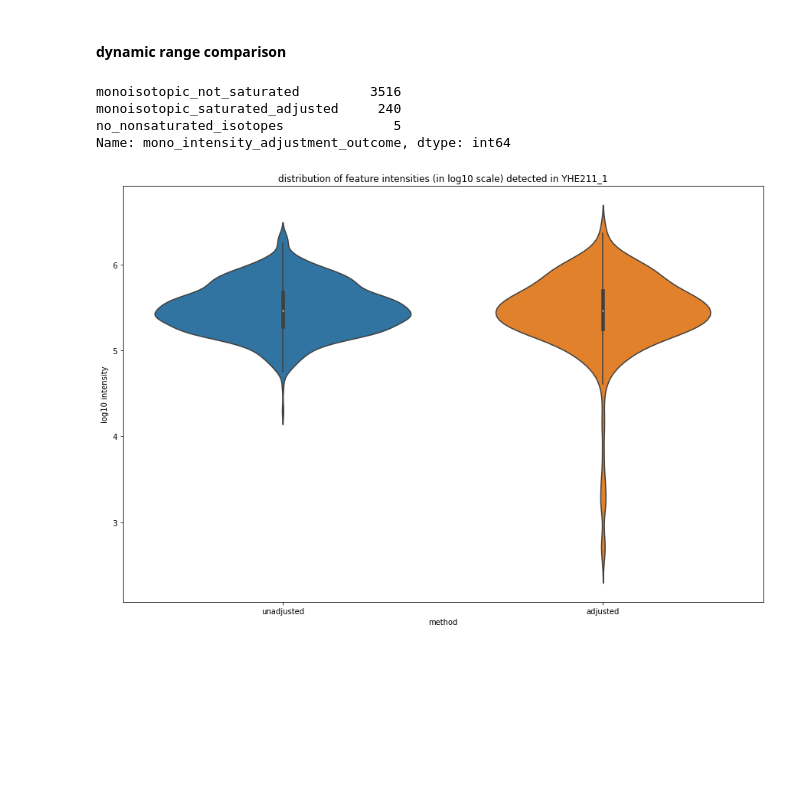
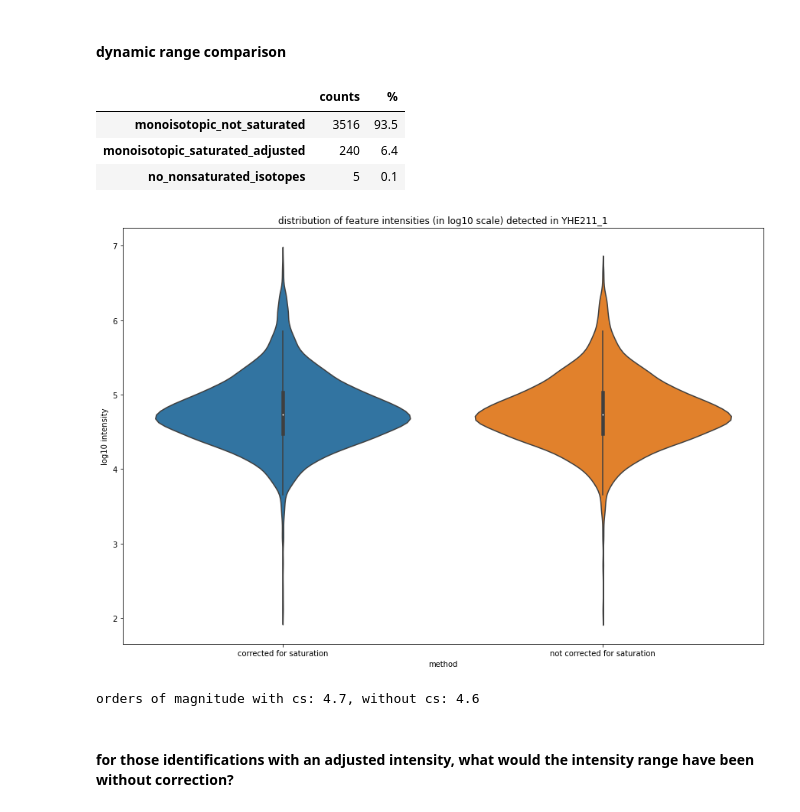
Before and after one commit to WEHI-Proteomics/tfde, a Jupyter notebook: notebooks/paper 2 - identifications with and without saturation correction.ipynb, the cells around one changed output. Drawn from its saved outputs; the diff is of its cells as text; code cells hidden in the pictures; blank space fills up the shorter version.

```diff
--- a/notebooks/paper 2 - identifications with and without saturation correction.ipynb
+++ b/notebooks/paper 2 - identifications with and without saturation correction.ipynb
@@ -79,9 +171,2 @@ plt.show()
 # %% [markdown]
 #### dynamic range comparison
-# %%
-identifications_with_cs_df.mono_intensity_adjustment_outcome.value_counts()
-# %% [output]
-monoisotopic_not_saturated         3516
-monoisotopic_saturated_adjusted     240
-no_nonsaturated_isotopes              5
-Name: mono_intensity_adjustment_outcome, dtype: int64
@@ -97,7 +173,34 @@ adjusted_features_df['intensity_log'] = np.log10(adjusted_features_df.intensity)
+# %%
+s1 = identifications_with_cs_df.mono_intensity_adjustment_outcome.value_counts(normalize=False).rename('counts', inplace=True)
+s2 = round(identifications_with_cs_df.mono_intensity_adjustment_outcome.value_counts(normalize=True)*100,1).rename('%', inplace=True)
+pd.concat([s1, s2], axis=1)
+# %% [output]
+|  | counts | % |
+| monoisotopic_not_saturated | 3516 | 93.5 |
+| monoisotopic_saturated_adjusted | 240 | 6.4 |
+| no_nonsaturated_isotopes | 5 | 0.1 |
+# %%
+identifications_with_cs_df = identifications_with_cs_df.copy()
+identifications_with_cs_df['intensity_log'] = np.log10(identifications_with_cs_df.feature_intensity)
+
+identifications_without_cs_df = identifications_without_cs_df.copy()
+identifications_without_cs_df['intensity_log'] = np.log10(identifications_without_cs_df.feature_intensity)
+
+identifications_with_cs_df['method'] = 'corrected for saturation'
+identifications_without_cs_df['method'] = 'not corrected for saturation'
+idents_df = pd.concat([identifications_with_cs_df,identifications_without_cs_df], axis=0, sort=False)
 # %%
 plt.figure(figsize=(15,10))
-ax = sns.violinplot(x=adjusted_features_df.method, y=adjusted_features_df.intensity_log)
+ax = sns.violinplot(x=idents_df.method, y=idents_df.intensity_log)
 _ = plt.ylabel("log10 intensity")
 _ = plt.title('distribution of feature intensities (in log10 scale) detected in YHE211_1')
 # %% [output]
-[figure, old version]
+[figure, new version]
+# %%
+dynamic_range_with_cs = identifications_with_cs_df.intensity_log.max() - identifications_with_cs_df.intensity_log.min()
+dynamic_range_without_cs = identifications_without_cs_df.intensity_log.max() - identifications_without_cs_df.intensity_log.min()
+print('orders of magnitude with cs: {}, without cs: {}'.format(round(dynamic_range_with_cs,1), round(dynamic_range_without_cs,1)))
+# %% [output]
+orders of magnitude with cs: 4.7, without cs: 4.6
+# %% [markdown]
+#### for those identifications with an adjusted intensity, what would the intensity range have been without correction?
```
Also changed, not shown: parts of 29 cells of this notebook.
